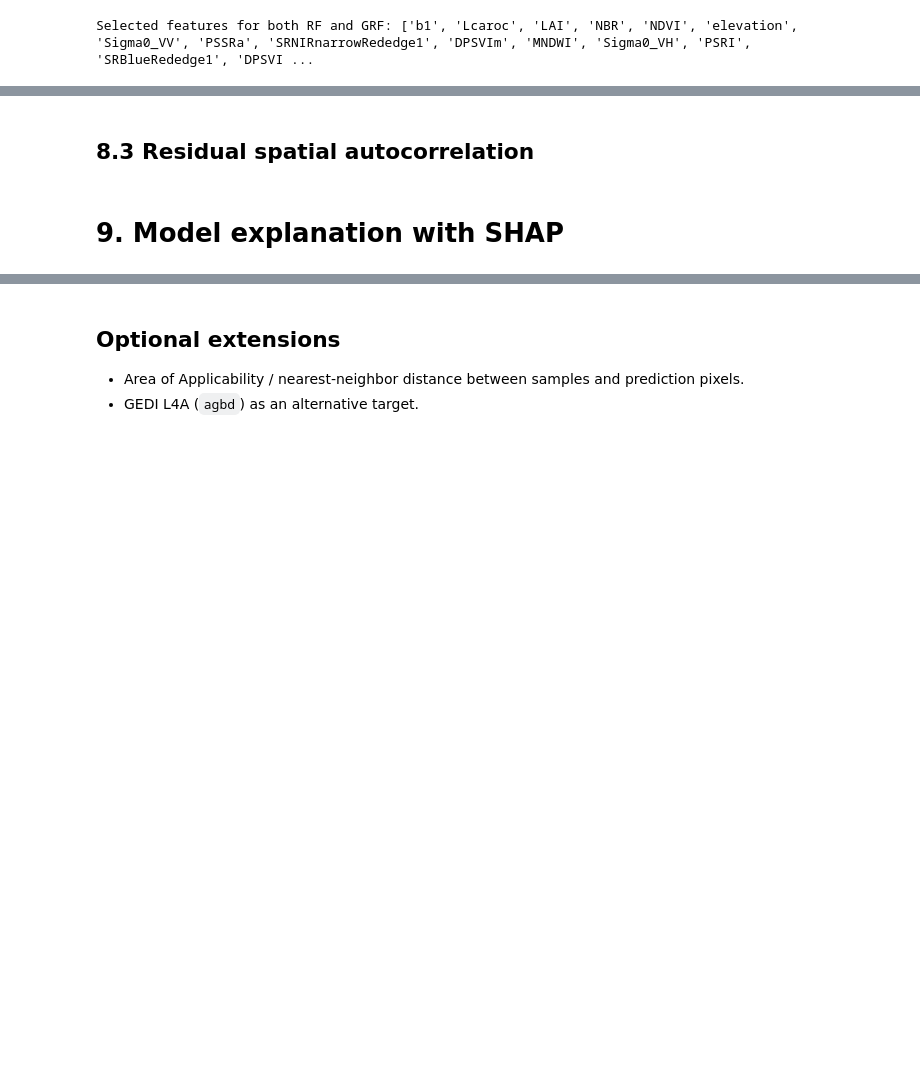
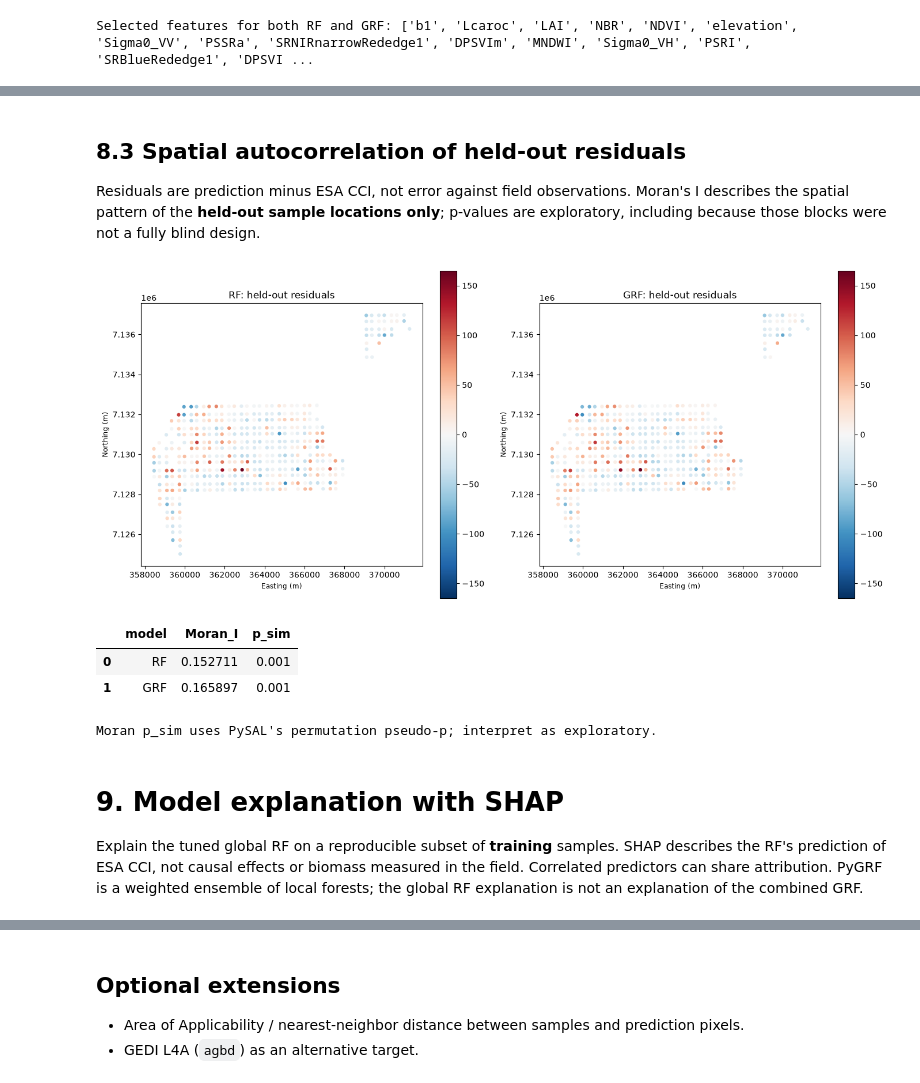
Before and after one commit to sdesena/above-ground-biomass-machine-learning, a Jupyter notebook: notebooks/biomass-spatial-aware-modeling.ipynb, the cells around one changed output, grey strips where cells are left out. Cells and saved outputs as stored; diff of their text form; code cells hidden in the pictures; blank space fills up the shorter version.

```diff
--- a/notebooks/biomass-spatial-aware-modeling.ipynb
+++ b/notebooks/biomass-spatial-aware-modeling.ipynb
@@ -1293,7 +1620,40 @@ Inspired by `cap423-slides/06/10_GRF_Classification_PyGRF_spatialCV.ipynb`, adap
 # %% [markdown]
-## 8.3 Residual spatial autocorrelation
+## 8.3 Spatial autocorrelation of held-out residuals
+
+Residuals are prediction minus ESA CCI, not error against field observations. Moran's I describes the spatial pattern of the **held-out sample locations only**; p-values are exploratory, including because those blocks were not a fully blind design.
 # %%
-# TODO: Moran's I of the residuals per model, residual map
+if len(test_spatial) <= 8:
+    raise ValueError("At least nine test samples are needed for the 8-neighbor residual diagnostic.")
+test_weights = KNN.from_dataframe(test_spatial, k=8)
+test_weights.transform = "R"
+residuals = test_spatial.copy()
+residual_moran = []
+fig, axes = plt.subplots(1, 2, figsize=(14, 6))
+max_abs_residual = max(np.abs(np.asarray(p) - y_test.to_numpy()).max()
+                       for p in test_predictions.values())
+for ax, (name, prediction) in zip(axes, test_predictions.items()):
+    values = np.asarray(prediction) - y_test.to_numpy()
+    residuals[name] = values
+    if np.isclose(np.var(values), 0):
+        raise ValueError(f"{name} residuals are constant; Moran's I is undefined.")
+    np.random.seed(SEED)
+    statistic = Moran(values, test_weights, permutations=999, two_tailed=True)
+    residual_moran.append({"model": name, "Moran_I": statistic.I, "p_sim": statistic.p_sim})
+    residuals.plot(column=name, ax=ax, cmap="RdBu_r", vmin=-max_abs_residual,
+                   vmax=max_abs_residual, markersize=12, legend=True)
+    ax.set(title=f"{name}: held-out residuals", xlabel="Easting (m)", ylabel="Northing (m)")
+plt.tight_layout()
+plt.show()
+display(pd.DataFrame(residual_moran))
+print("Moran p_sim uses PySAL's permutation pseudo-p; interpret as exploratory.")
+# %% [output]
+[figure, added]
+|  | model | Moran_I | p_sim |
+| 0 | RF | 0.152711 | 0.001 |
+| 1 | GRF | 0.165897 | 0.001 |
+Moran p_sim uses PySAL's permutation pseudo-p; interpret as exploratory.
 # %% [markdown]
 # 9. Model explanation with SHAP
+
+Explain the tuned global RF on a reproducible subset of **training** samples. SHAP describes the RF's prediction of ESA CCI, not causal effects or biomass measured in the field. Correlated predictors can share attribution. PyGRF is a weighted ensemble of local forests; the global RF explanation is not an explanation of the combined GRF.
 # %%
```
Also changed, not shown: parts of 23 cells of this notebook.
